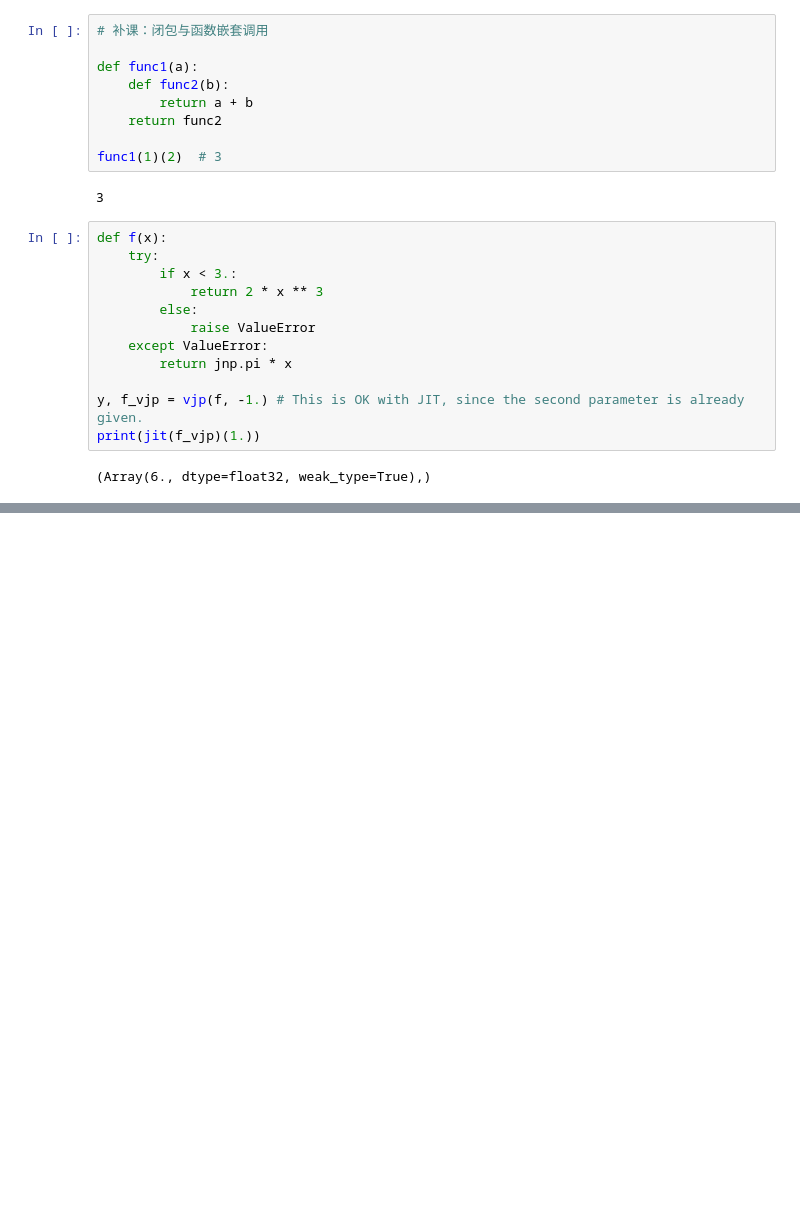
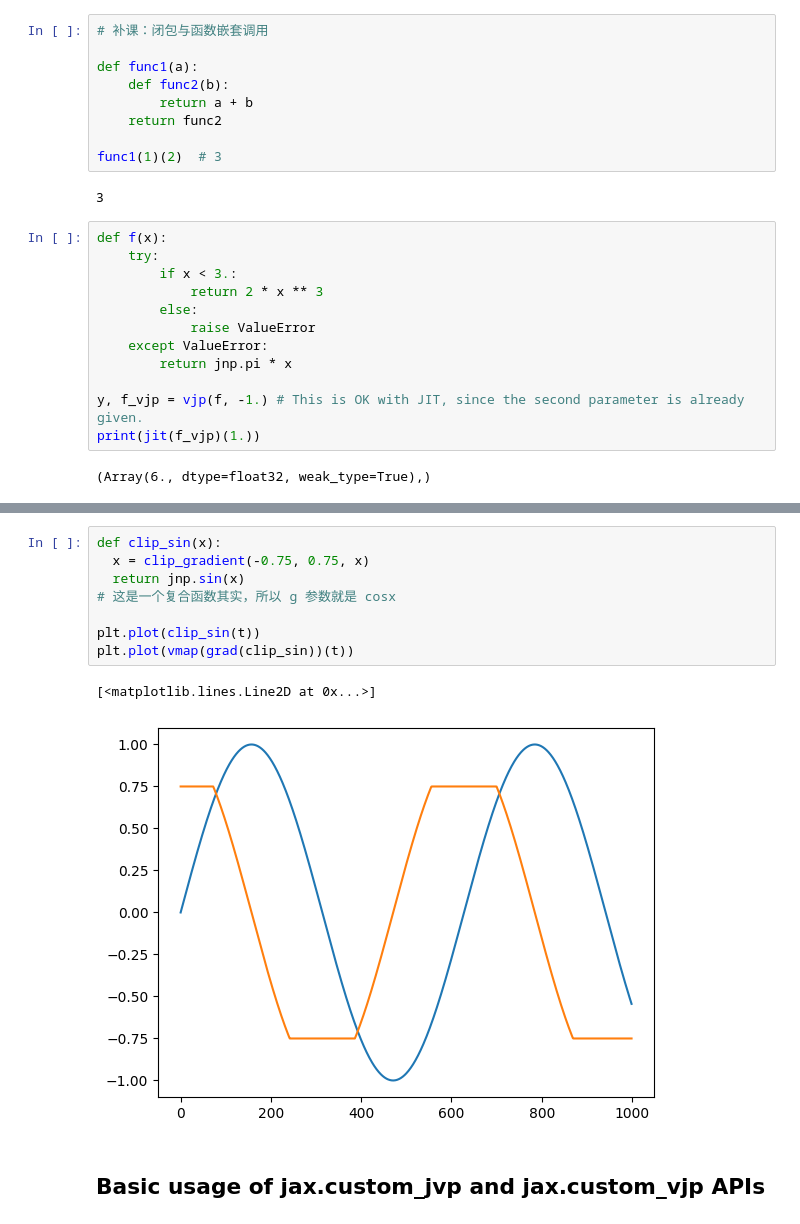
Before and after one commit to zf-wei/LearnJAX, a Jupyter notebook: 051801 Advanced Automatic Differentiation.ipynb, the cells around one changed output, grey strips where cells are left out. Drawn from its saved outputs; the diff is of its cells as text; blank space fills up the shorter version.

```diff
--- a/051801 Advanced Automatic Differentiation.ipynb
+++ b/051801 Advanced Automatic Differentiation.ipynb
@@ -484,0 +662,13 @@ print(jit(f_vjp)(1.))
+# %%
+def clip_sin(x):
+  x = clip_gradient(-0.75, 0.75, x)
+  return jnp.sin(x)
+# 这是一个复合函数其实，所以 g 参数就是 cosx
+
+plt.plot(clip_sin(t))
+plt.plot(vmap(grad(clip_sin))(t))
+# %% [output]
+[<matplotlib.lines.Line2D at 0x...>]
+[figure, added]
+# %% [markdown]
+## Basic usage of jax.custom_jvp and jax.custom_vjp APIs
```
Also changed, not shown: parts of 26 cells of this notebook.
